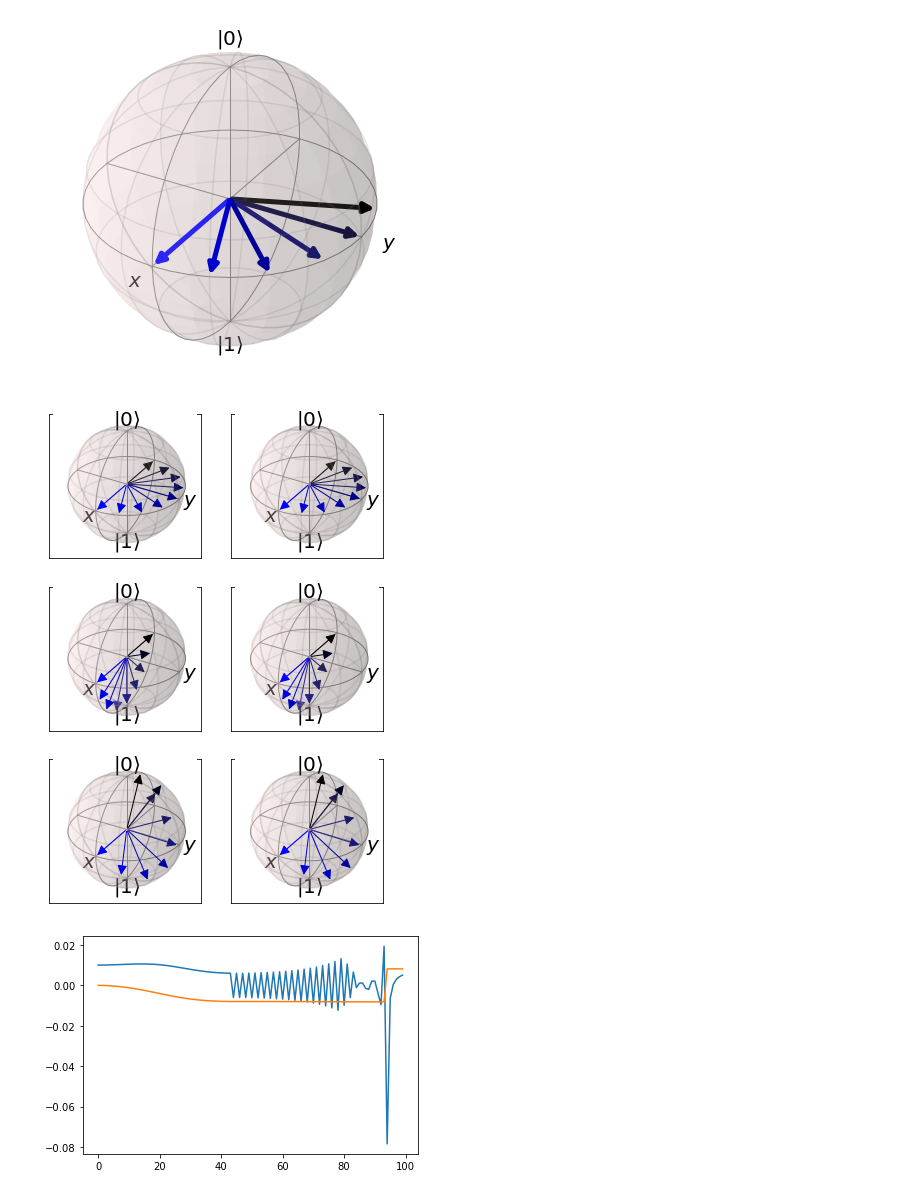
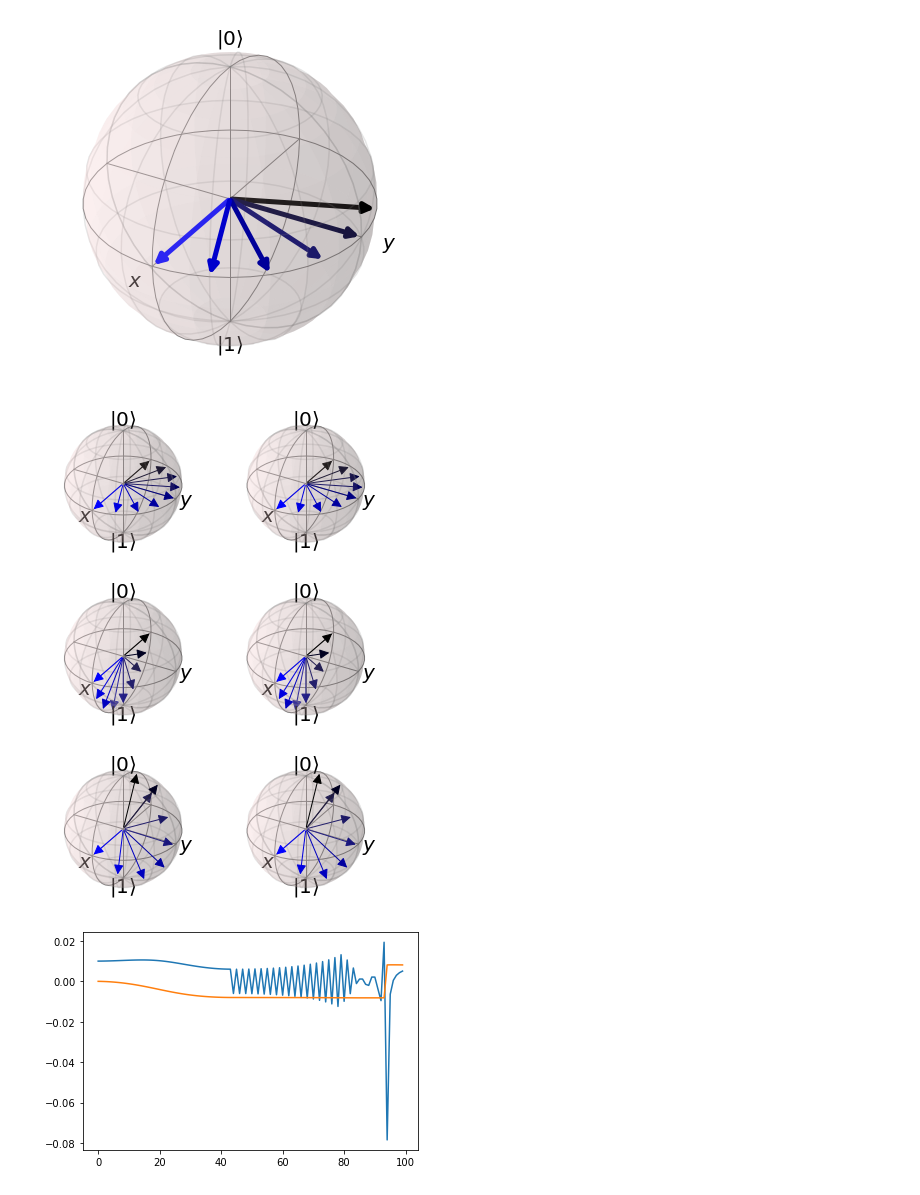
Before and after one commit to Sultanow/quantum, a Jupyter notebook: bloch_sphere/rotate_su2_qiskit_eldar-sultanow.ipynb, the cells around one changed output. Drawn from its saved outputs; the diff is of its cells as text; code cells hidden in the pictures.

```diff
--- a/bloch_sphere/rotate_su2_qiskit_eldar-sultanow.ipynb
+++ b/bloch_sphere/rotate_su2_qiskit_eldar-sultanow.ipynb
@@ -201,7 +201,8 @@ _bloch.render()
 # %%
 fig, ax = plt.subplots(figsize = [6, 9], nrows=3, ncols=2)
 fig.patch.set_facecolor('white')
-plt.setp(plt.gcf().get_axes(), xticks=[], yticks=[])
+#plt.setp(plt.gcf().get_axes(), xticks=[], yticks=[])
+[axis.set_axis_off() for axis in ax.ravel()]
 
 # Values are in fractions of figure width and height:
 positions = [
@@ -211,34 +212,35 @@ positions = [
     [0.5, 0.333],
     [0, 0.667],
     [0.5, 0.667],
 ]
 
 rotations = [[0, 0, pi/8], [0, 0, pi/8], [0, pi/8, 0], [0, pi/8, 0], [0, pi/8, pi/8], [0, pi/8, pi/8]]
 start_vec = [1, 0, 0]
 num_iterations = 8
 
 for m, rotation in enumerate(rotations):
     #ax = fig.add_axes([positions[m][0], positions[m][1], 0.5, 0.333], axes_class = Axes3D)
     ax = fig.add_subplot(320+(m+1), axes_class = Axes3D)
+
     rot_x = rotation[0]
     rot_y = rotation[1]
     rot_z = rotation[2]
     _bloch = Bloch(axes=ax)
     _bloch.vector_color = get_gradient_colors([0, 0, 1], num_iterations)
     _bloch.vector_width = 1
     sv = []
     vec = start_vec
     sv.append(vec)
     for i in range(num_iterations):
         M_q_rotated = rn_su2_euler(vec, rot_x, rot_y, rot_z)
         (ϕ_rotated, θ_rotated) = extract_angles(M_q_rotated)
         vec = np.array(to_cartesian([1, ϕ_rotated, θ_rotated]))
         sv.append(vec)
 
     _bloch.add_vectors(sv)
     _bloch.render()
 # %% [output]
-[figure, old version]
+[figure, new version]
 # %%
 import matplotlib.pyplot as plt
 
```
